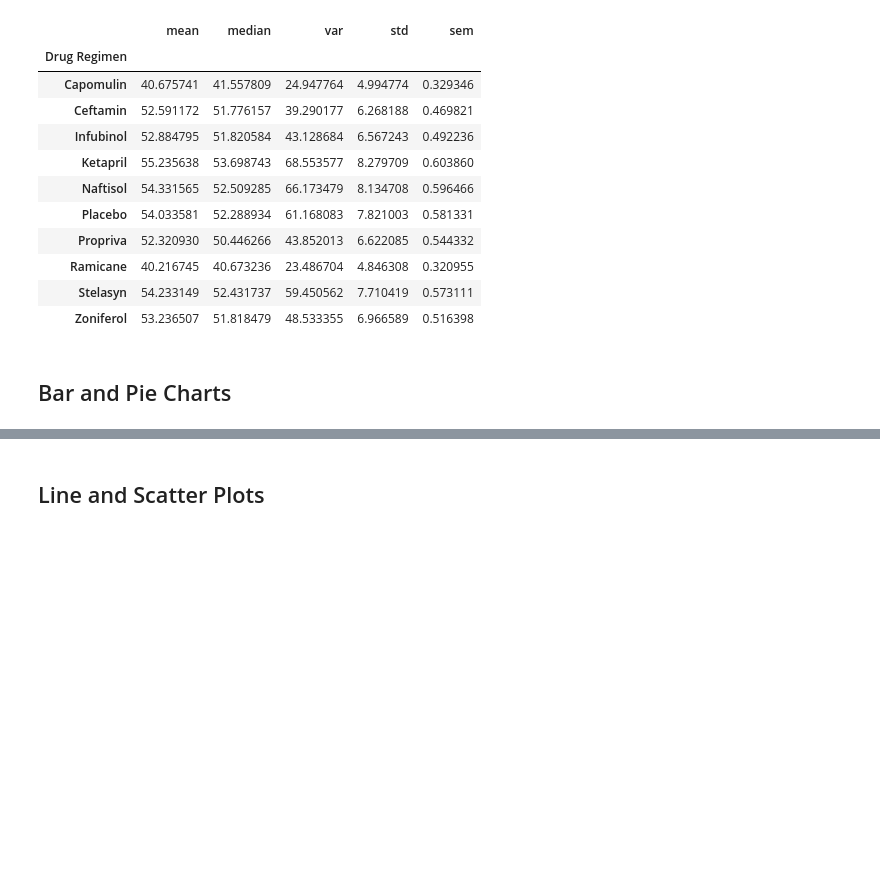
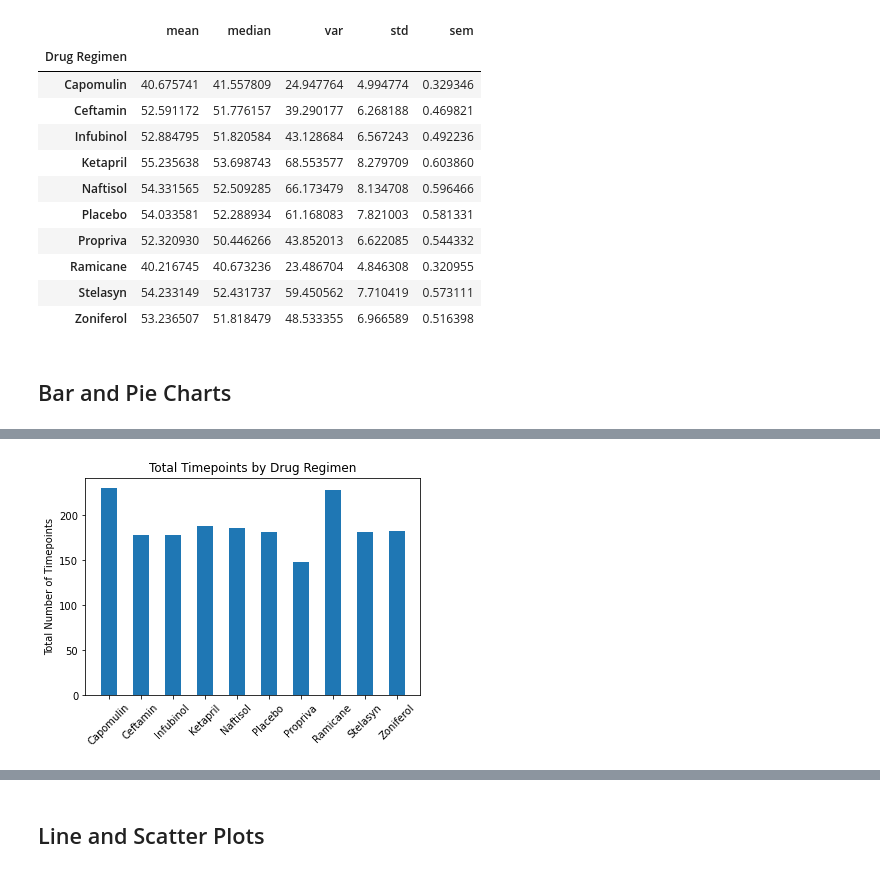
Before and after one commit to hibaa-a/matplotlib, a Jupyter notebook: Pymaceuticals/pymaceuticals.ipynb, the cells around one changed output, grey strips where cells are left out. Cells and saved outputs as stored; diff of their text form; code cells hidden in the pictures; blank space fills up the shorter version.

```diff
--- a/Pymaceuticals/pymaceuticals.ipynb
+++ b/Pymaceuticals/pymaceuticals.ipynb
@@ -134,2 +140,13 @@ summary2
 # %%
 # Generate a bar plot showing the total number of timepoints for all mice tested for each drug regimen using pyplot.
+
+labels = ['Capomulin', 'Ceftamin', 'Infubinol', 'Ketapril', 'Naftisol',
+           'Placebo', 'Propriva', 'Ramicane', 'Stelasyn', 'Zoniferol']
+timepoints_list = (new_data.groupby(["Drug Regimen"])["Mouse ID"].count()).tolist()
+plt.xticks(rotation=45)
+plt.bar(labels, timepoints_list, 0.5)
+plt.ylabel('Total Number of Timepoints')
+plt.title('Total Timepoints by Drug Regimen')
+plt.show()
+# %% [output]
+[figure, added]
```
Also changed, not shown: parts of 13 cells of this notebook.
